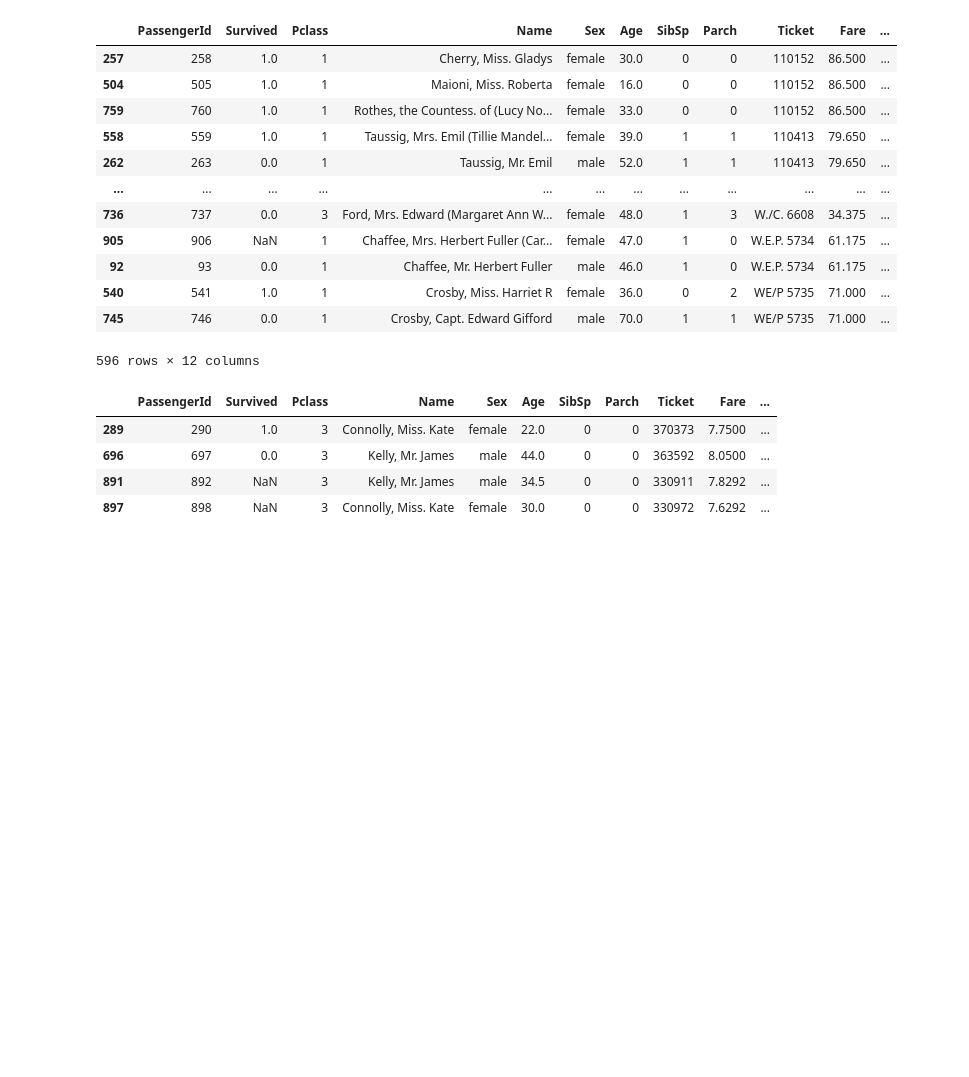
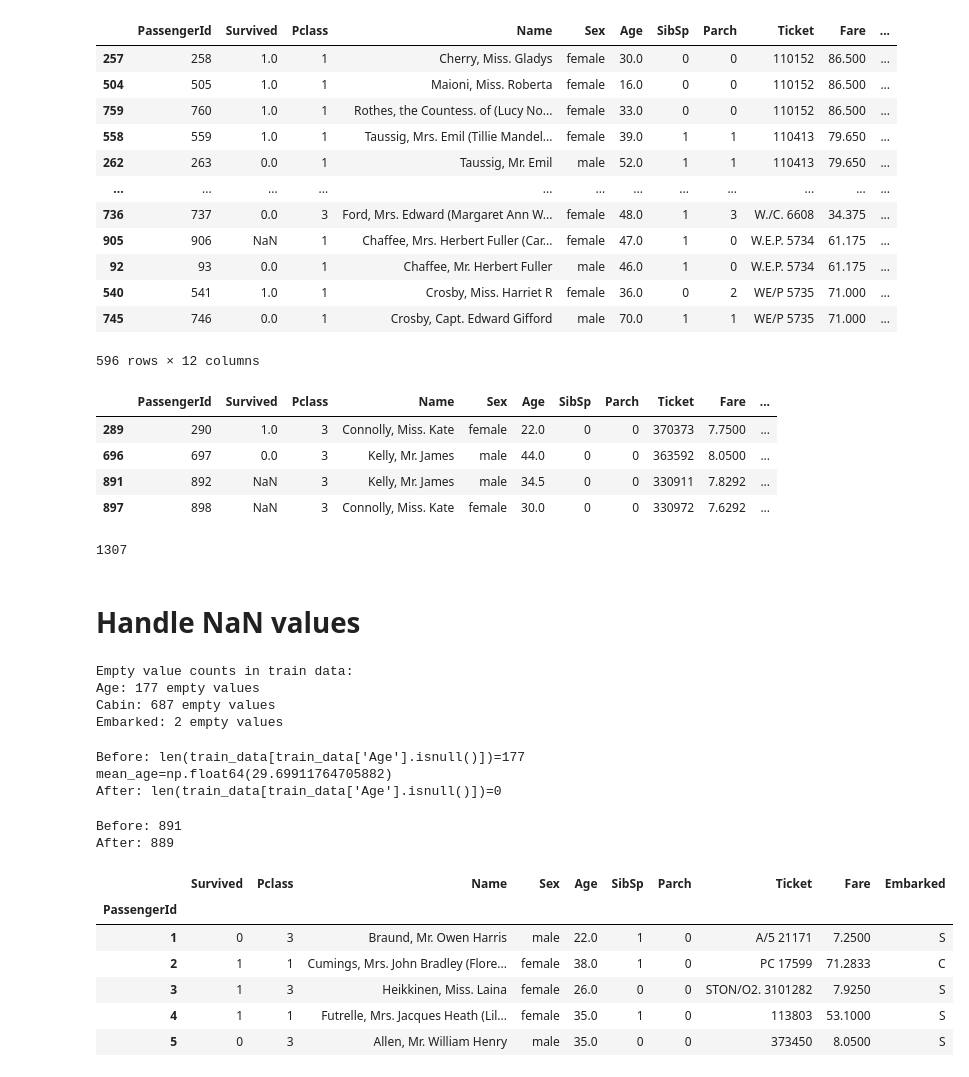
Before and after one commit to pm012/DataScience_sandbox, a Jupyter notebook: notebooks/module2/module_02_1_EDA.ipynb, the cells around one changed output. Drawn from its saved outputs; the diff is of its cells as text; code cells hidden in the pictures; blank space fills up the shorter version.

```diff
--- a/notebooks/module2/module_02_1_EDA.ipynb
+++ b/notebooks/module2/module_02_1_EDA.ipynb
@@ -457,3 +457,58 @@ df_full[df_full["Name"].duplicated(keep=False)] # keep='first' keeps the first o
 | 696 | 697 | 0.0 | 3 | Kelly, Mr. James | male | 44.0 | 0 | 0 | 363592 | 8.0500 | ... |
 | 891 | 892 | NaN | 3 | Kelly, Mr. James | male | 34.5 | 0 | 0 | 330911 | 7.8292 | ... |
 | 897 | 898 | NaN | 3 | Connolly, Miss. Kate | female | 30.0 | 0 | 0 | 330972 | 7.6292 | ... |
+# %%
+df_without_duplicates = df_full.drop_duplicates(keep='first')
+df_without_duplicates = df_full.drop_duplicates(subset=['Name'], keep='first') # drop duplicates only by 'Name' column
+len(df_without_duplicates)
+# %% [output]
+1307
+# %% [markdown]
+# Handle NaN values
+# %%
+# Train data
+colum_names = train_data.columns
+print("Empty value counts in train data:")
+for col in colum_names:
+    nan_values = train_data[col].isnull().sum()
+    if nan_values > 0:
+        print(f"{col}: {nan_values} empty values")
+# %% [output]
+Empty value counts in train data:
+Age: 177 empty values
+Cabin: 687 empty values
+Embarked: 2 empty values
+# %%
+print(f"Before: {len(train_data[train_data['Age'].isnull()])=}")
+
+mean_age = train_data['Age'].mean()
+print(f"{mean_age=}")
+
+#train_data['Age'].fillna(mean_age, inplace=True) # deprecated from pandas 3.0+
+train_data['Age'] = train_data['Age'].fillna(mean_age) # recommended way to fill NaN values in pandas 3.0+
+print(f"After: {len(train_data[train_data['Age'].isnull()])=}")
+# %% [output]
+Before: len(train_data[train_data['Age'].isnull()])=177
+mean_age=np.float64(29.69911764705882)
+After: len(train_data[train_data['Age'].isnull()])=0
+# %%
+# remove columns that with embarked empty
+print(f"Before: {len(train_data)}")
+train_data.dropna(subset=['Embarked'], inplace=True)
+train_data[train_data['Embarked'].isnull()]
+print(f"After: {len(train_data)}")
+# %% [output]
+Before: 891
+After: 889
+# %%
+# drop the whole column
+train_data.drop(columns=['Cabin'], axis=1, inplace=True)
+train_data.head(5)
+# %% [output]
+|  | Survived | Pclass | Name | Sex | Age | SibSp | Parch | Ticket | Fare | Embarked |
+| PassengerId |  |  |  |  |  |  |  |  |  |  |
+| 1 | 0 | 3 | Braund, Mr. Owen Harris | male | 22.0 | 1 | 0 | A/5 21171 | 7.2500 | S |
+| 2 | 1 | 1 | Cumings, Mrs. John Bradley (Flore... | female | 38.0 | 1 | 0 | PC 17599 | 71.2833 | C |
+| 3 | 1 | 3 | Heikkinen, Miss. Laina | female | 26.0 | 0 | 0 | STON/O2. 3101282 | 7.9250 | S |
+| 4 | 1 | 1 | Futrelle, Mrs. Jacques Heath (Lil... | female | 35.0 | 1 | 0 | 113803 | 53.1000 | S |
+| 5 | 0 | 3 | Allen, Mr. William Henry | male | 35.0 | 0 | 0 | 373450 | 8.0500 | S |
```
Also changed, not shown: parts of 13 cells of this notebook.
